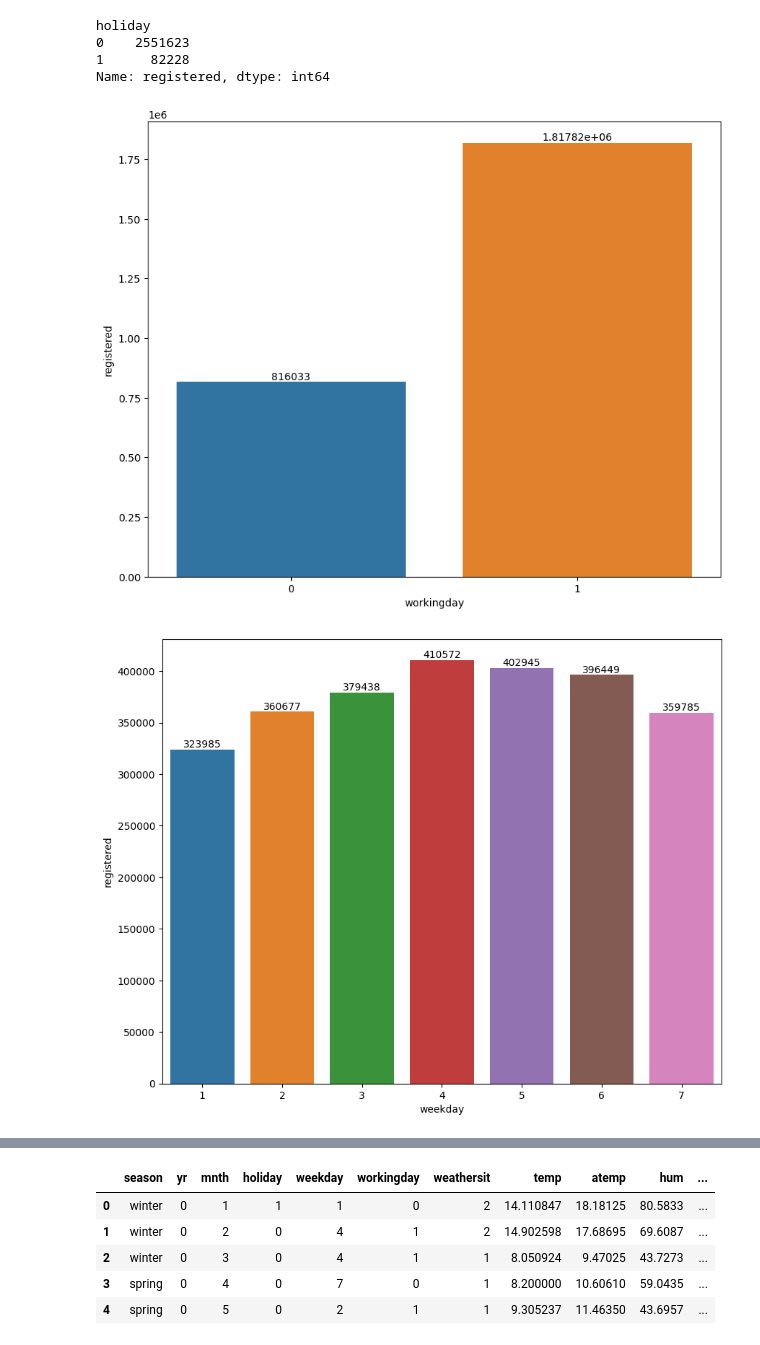
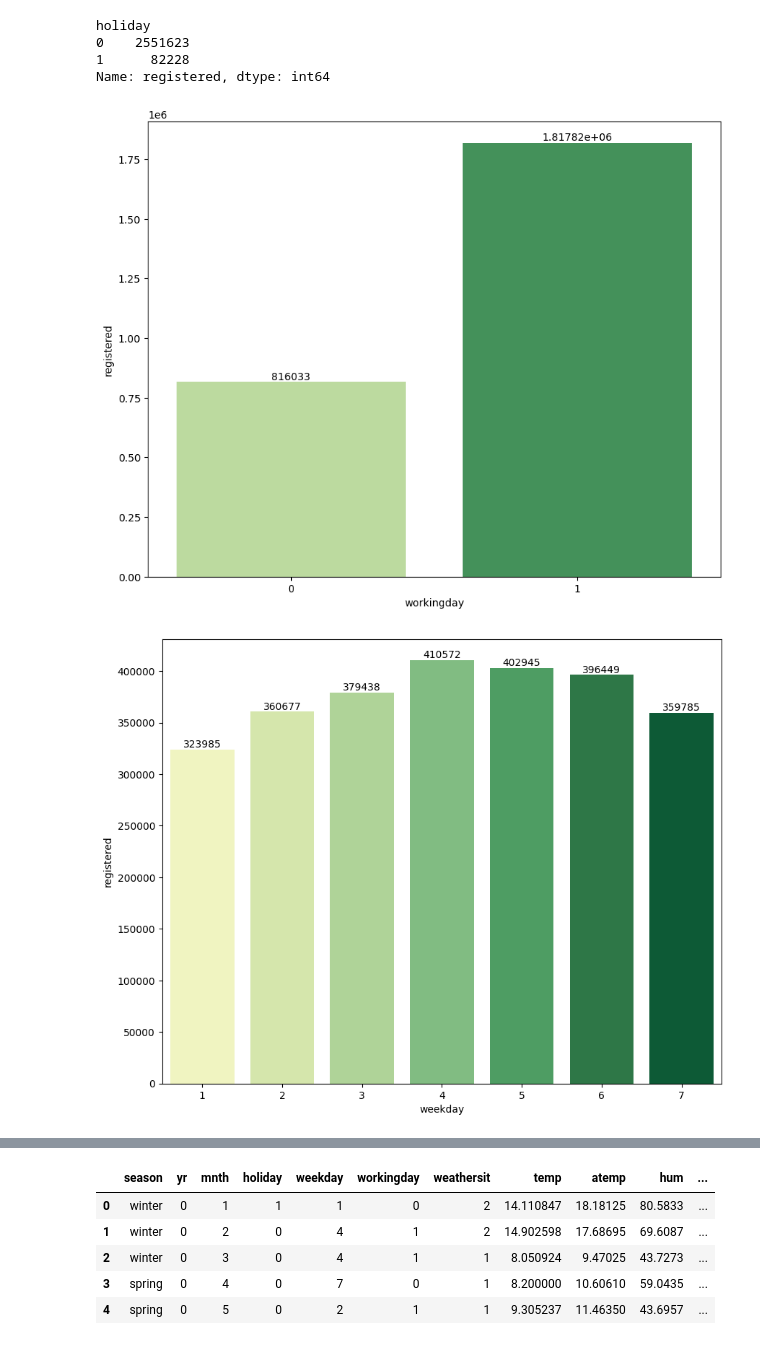
Before and after one commit to Adalab/DA-project-da-promo-c-modulo-3-team-6, a Jupyter notebook: 02-Visualizacion.ipynb, the cells around one changed output, grey strips where cells are left out. Cells and saved outputs as stored; diff of their text form; code cells hidden in the pictures.

```diff
--- a/02-Visualizacion.ipynb
+++ b/02-Visualizacion.ipynb
@@ -154,17 +157,17 @@ holiday
 Name: registered, dtype: int64
 # %%
 df_work = df.groupby("workingday").sum().reset_index()
-ax = sns.barplot(x= "workingday", y = "registered", data = df_work, errwidth=0)
+ax = sns.barplot(x= "workingday", y = "registered", data = df_work, errwidth=0, palette= "YlGn")
 ax.bar_label(ax.containers[0])
 plt.savefig("datos/workingday-re.png")
 # %% [output]
-[figure, old version]
+[figure, new version]
 # %%
 df_week = df.groupby("weekday").sum().reset_index()
-ax = sns.barplot(x= "weekday", y = "registered", data = df_week, errwidth=0)
+ax = sns.barplot(x= "weekday", y = "registered", data = df_week, errwidth=0, palette= "YlGn")
 ax.bar_label(ax.containers[0])
 plt.savefig("datos/weekdayday-re.png")
 # %% [output]
-[figure, old version]
+[figure, new version]
 # %%
 df_season = df.groupby("season").sum().reset_index()
```
Also changed, not shown: parts of 8 cells of this notebook, 21 other files.
